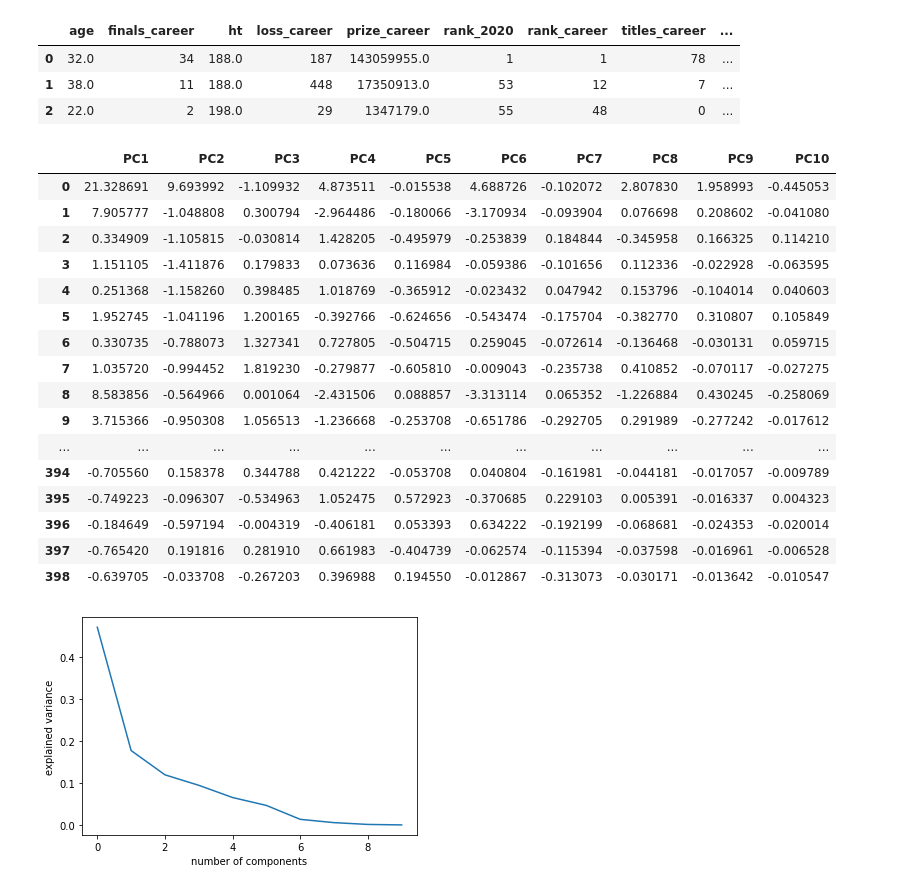
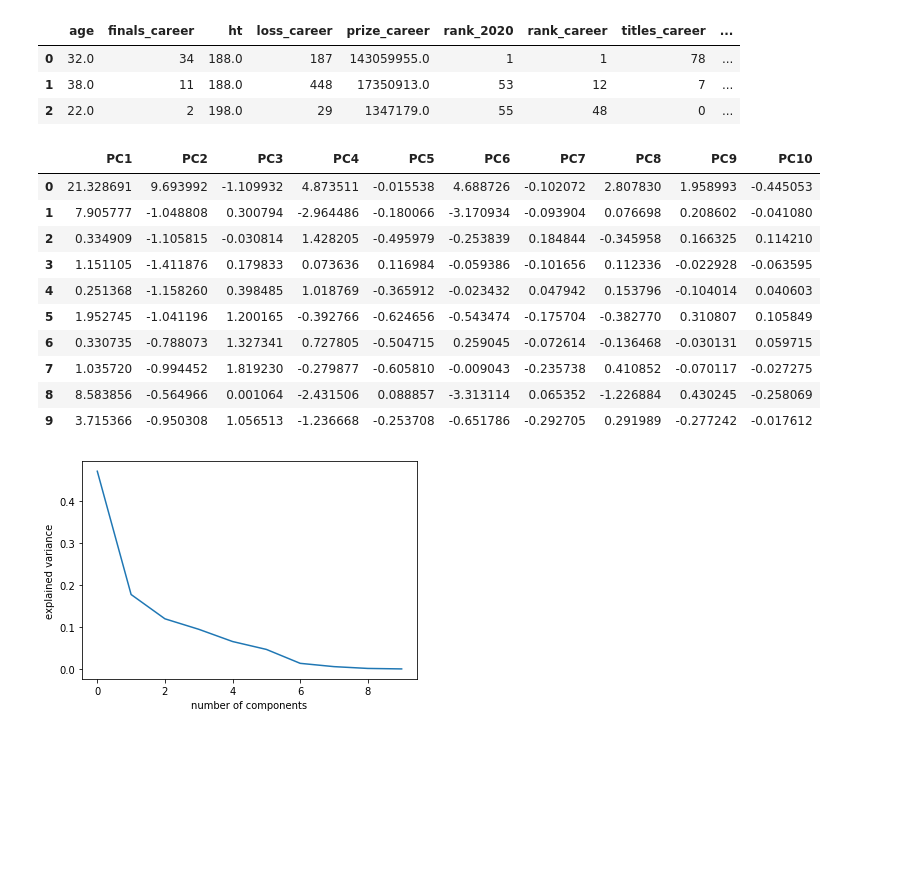
Before and after one commit to rabujamra/Scrapy_Project, a Jupyter notebook: Proj_Tennis.ipynb, the cells around one changed output. Saved outputs shown, nothing was run; the diff lists cells and outputs as text; code cells hidden in the pictures; blank space fills up the shorter version.

```diff
--- a/Proj_Tennis.ipynb
+++ b/Proj_Tennis.ipynb
@@ -366,26 +366,20 @@ pca = PCA(n_components=Ten1_cont_std.shape[1])
 # %%
 pca.fit(Ten1_cont_std)
 Ten1_pca = pd.DataFrame(pca.transform(Ten1_cont_std),
 columns=['PC1','PC2','PC3','PC4','PC5','PC6','PC7','PC8','PC9','PC10'])
-Ten1_pca
+Ten1_pca.head(10)
 # %% [output]
 |  | PC1 | PC2 | PC3 | PC4 | PC5 | PC6 | PC7 | PC8 | PC9 | PC10 |
 | 0 | 21.328691 | 9.693992 | -1.109932 | 4.873511 | -0.015538 | 4.688726 | -0.102072 | 2.807830 | 1.958993 | -0.445053 |
 | 1 | 7.905777 | -1.048808 | 0.300794 | -2.964486 | -0.180066 | -3.170934 | -0.093904 | 0.076698 | 0.208602 | -0.041080 |
 | 2 | 0.334909 | -1.105815 | -0.030814 | 1.428205 | -0.495979 | -0.253839 | 0.184844 | -0.345958 | 0.166325 | 0.114210 |
 | 3 | 1.151105 | -1.411876 | 0.179833 | 0.073636 | 0.116984 | -0.059386 | -0.101656 | 0.112336 | -0.022928 | -0.063595 |
 | 4 | 0.251368 | -1.158260 | 0.398485 | 1.018769 | -0.365912 | -0.023432 | 0.047942 | 0.153796 | -0.104014 | 0.040603 |
 | 5 | 1.952745 | -1.041196 | 1.200165 | -0.392766 | -0.624656 | -0.543474 | -0.175704 | -0.382770 | 0.310807 | 0.105849 |
 | 6 | 0.330735 | -0.788073 | 1.327341 | 0.727805 | -0.504715 | 0.259045 | -0.072614 | -0.136468 | -0.030131 | 0.059715 |
 | 7 | 1.035720 | -0.994452 | 1.819230 | -0.279877 | -0.605810 | -0.009043 | -0.235738 | 0.410852 | -0.070117 | -0.027275 |
 | 8 | 8.583856 | -0.564966 | 0.001064 | -2.431506 | 0.088857 | -3.313114 | 0.065352 | -1.226884 | 0.430245 | -0.258069 |
 | 9 | 3.715366 | -0.950308 | 1.056513 | -1.236668 | -0.253708 | -0.651786 | -0.292705 | 0.291989 | -0.277242 | -0.017612 |
-| ... | ... | ... | ... | ... | ... | ... | ... | ... | ... | ... |
-| 394 | -0.705560 | 0.158378 | 0.344788 | 0.421222 | -0.053708 | 0.040804 | -0.161981 | -0.044181 | -0.017057 | -0.009789 |
-| 395 | -0.749223 | -0.096307 | -0.534963 | 1.052475 | 0.572923 | -0.370685 | 0.229103 | 0.005391 | -0.016337 | 0.004323 |
-| 396 | -0.184649 | -0.597194 | -0.004319 | -0.406181 | 0.053393 | 0.634222 | -0.192199 | -0.068681 | -0.024353 | -0.020014 |
-| 397 | -0.765420 | 0.191816 | 0.281910 | 0.661983 | -0.404739 | -0.062574 | -0.115394 | -0.037598 | -0.016961 | -0.006528 |
-| 398 | -0.639705 | -0.033708 | -0.267203 | 0.396988 | 0.194550 | -0.012867 | -0.313073 | -0.030171 | -0.013642 | -0.010547 |
 # %%
 import matplotlib.pyplot as plt
 
```
